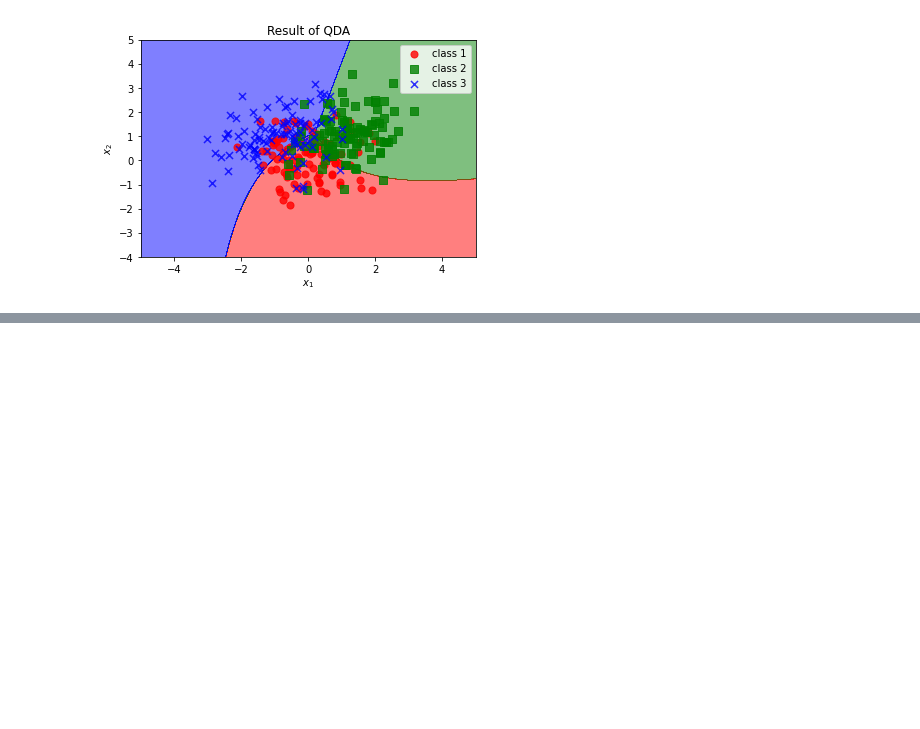
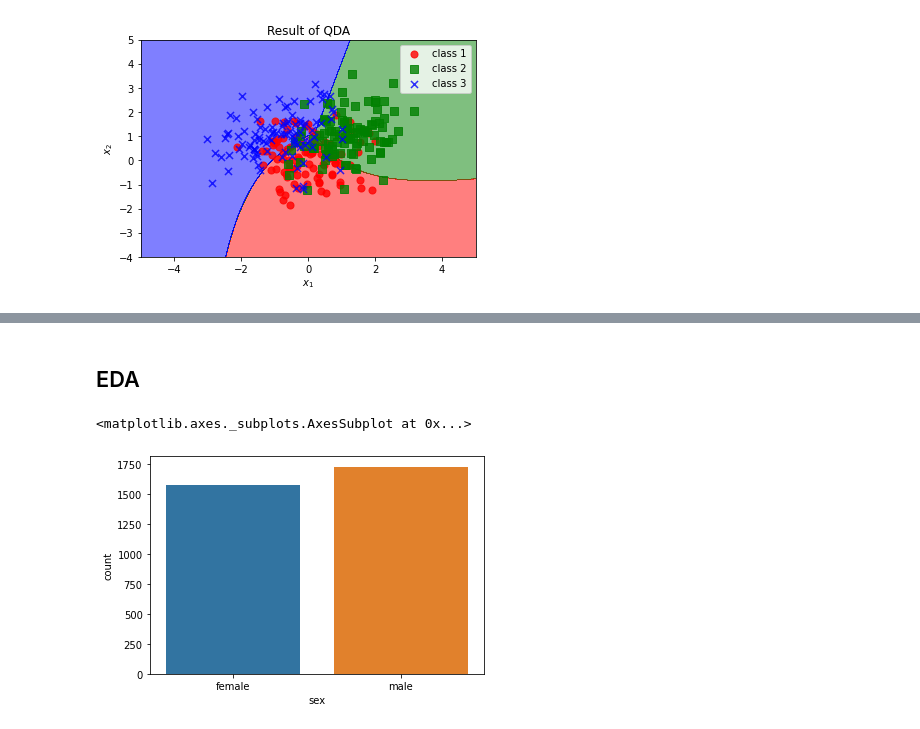
Before and after one commit to s2ul2/bitamin, a Jupyter notebook: 12week.ipynb, the cells around one changed output, grey strips where cells are left out. Drawn from its saved outputs; the diff is of its cells as text; code cells hidden in the pictures; blank space fills up the shorter version.

```diff
--- a/12week.ipynb
+++ b/12week.ipynb
@@ -399,0 +430,3 @@ plt.show()
+# %%
+df = data('Wages1')
+df.head()
@@ -399,0 +466,8 @@ plt.show()
+# %% [markdown]
+## EDA
+# %%
+# 범주형 변수
+sns.countplot(df['sex'])
+# %% [output]
+<matplotlib.axes._subplots.AxesSubplot at 0x...>
+[figure, added]
```
Also changed, not shown: parts of 25 cells of this notebook.
